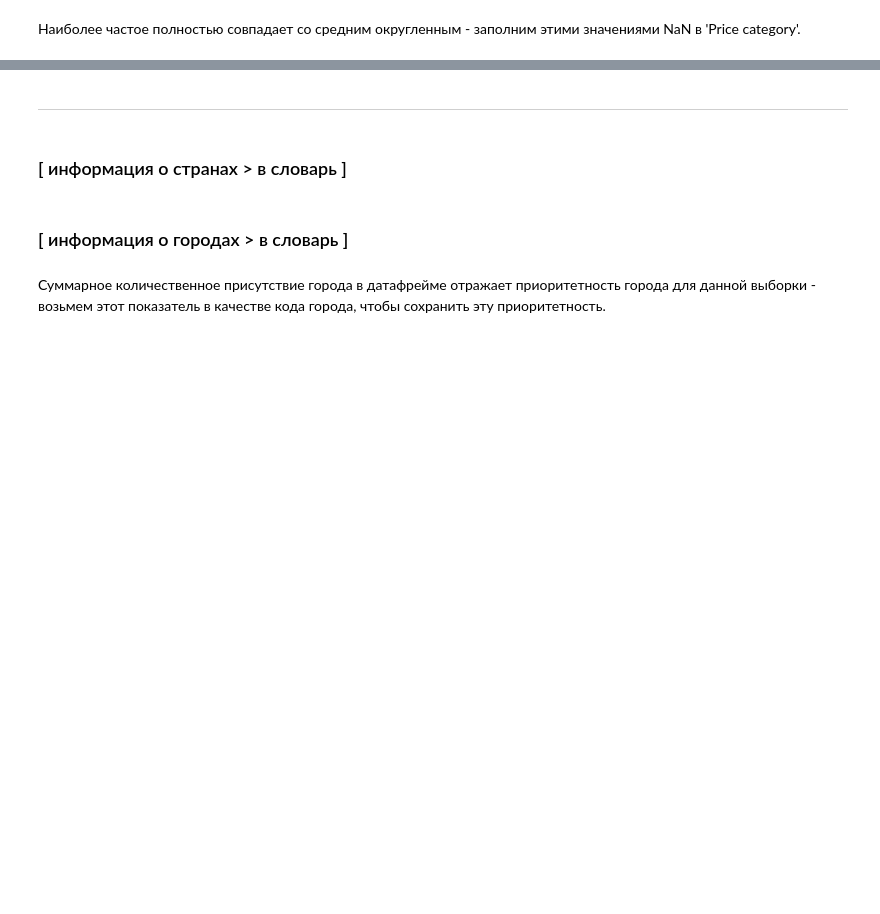
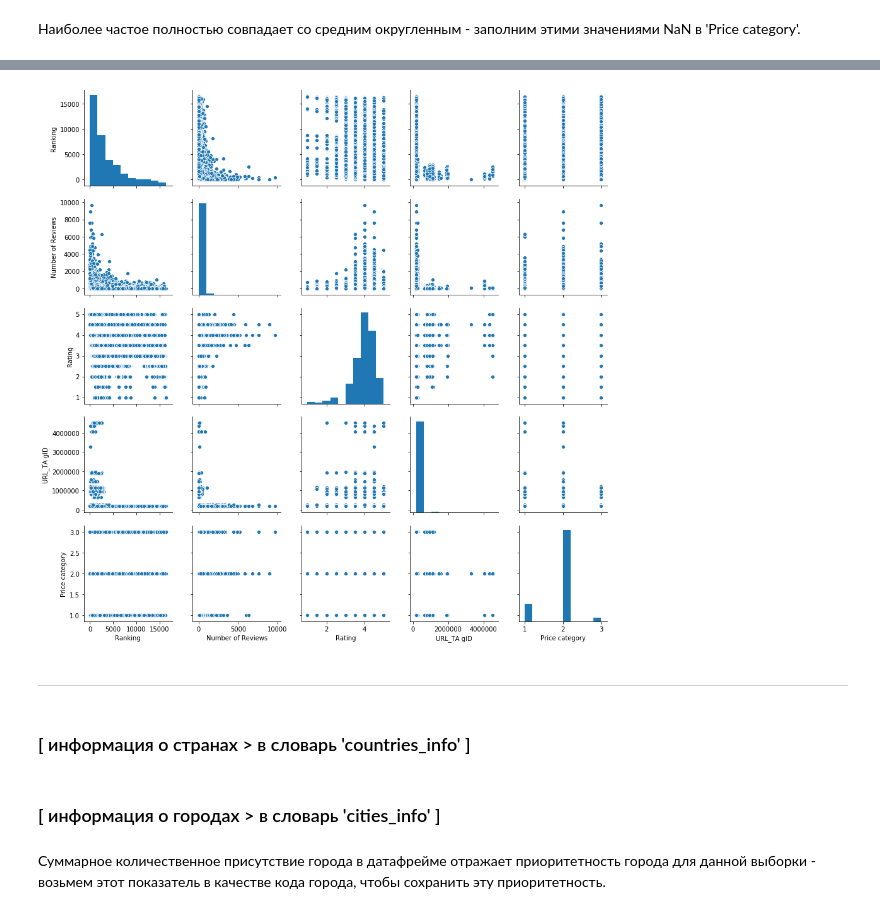
Before and after one commit to elena-soboleva/Trip-Advisor, a Jupyter notebook: ElenaSoboleva_tripadv_.ipynb, the cells around one changed output, grey strips where cells are left out. Cells and saved outputs as stored; diff of their text form; code cells hidden in the pictures; blank space fills up the shorter version.

```diff
--- a/ElenaSoboleva_tripadv_.ipynb
+++ b/ElenaSoboleva_tripadv_.ipynb
@@ -211,10 +244,13 @@ def Heatmap(size=5, delete=[], drawmap=1, porog=0.5, displayCORR=1):
 Гистограммы распределения количественных признаков и особенности связей между ними.
 # %%
-def Pairplot(delete=[]):
+def my_pairplot(delete=[]):
     global df_all
 
-    DropCols = [column for column in df_all.columns if df_all[column].dtypes=='object']
-    DropCols = DropCols+delete
-    DropCols = DropCols+['sample']
+    # Создаем список столбцов для удаления из датафрейма
+    drop_columns = [column for column in df_all.columns if df_all[column].dtypes=='object']
+    # Если при вызове функции заданы еще какие-то столбцы для удаления, добаляем и их к списку
+    drop_columns += delete
+    # Вспомогательный столбец 'sample' нужно тоже удалить
+    drop_columns += ['sample']
 
-    sns.pairplot(df_all.query('sample == 1').drop(DropCols, axis=1))
+    sns.pairplot(df_all.query('sample == 1').drop(drop_columns, axis=1))
@@ -481,6 +638,10 @@ Pairplot()
+# %%
+my_pairplot()
+# %% [output]
+[figure, added]
 # %% [markdown]
 ___
 # %% [markdown]
-### [ информация о странах > в словарь ]
+### [ информация о странах > в словарь 'сountries_info' ]
 # %%
 # СЛОВАРЬ СТРАН (https://www.worldometers.info/world-population/portugal-population/)
@@ -514,6 +675,6 @@ CountriesInfo = {
     'Switzerland': { 'cap': 'Bern', 'pop': 8628114, 'cuis': 'Swiss', 'reg': ['European', 'Central European']},
 }
 # %% [markdown]
-### [ информация о городах > в словарь ]
+### [ информация о городах > в словарь 'cities_info' ]
 # %%
 # СЛОВАРЬ ГОРОДОВ
```
Also changed, not shown: parts of 166 cells of this notebook, 1 other file.
